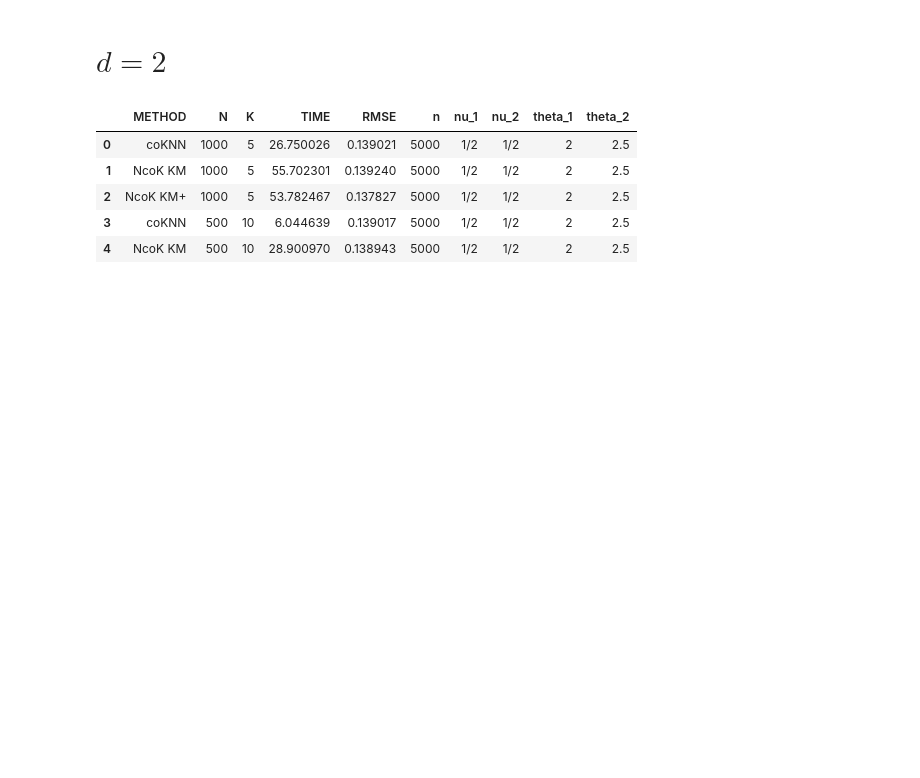
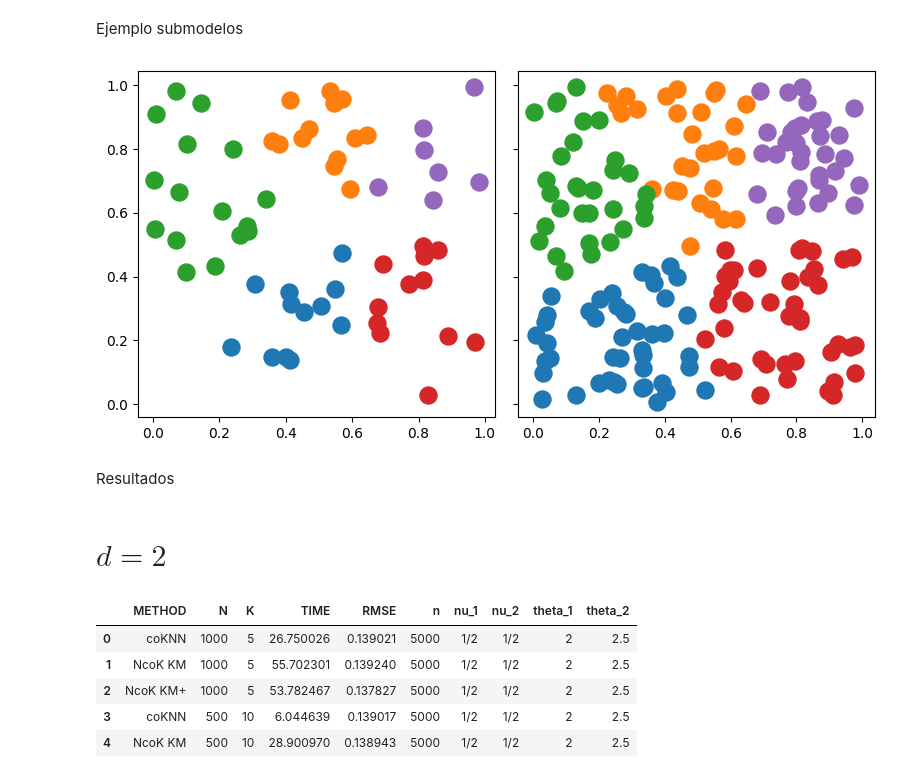
Before and after one commit to AlejandroVillazonG/NestedCoKriging, a Jupyter notebook: graficos.ipynb, the cells around one changed output. Drawn from its saved outputs; the diff is of its cells as text; code cells hidden in the pictures; blank space fills up the shorter version.

```diff
--- a/graficos.ipynb
+++ b/graficos.ipynb
@@ -3,3 +3,5 @@ import matplotlib.pyplot as plt
 import seaborn as sns
 
 import pandas as pd
+# %% [markdown]
+Ejemplo submodelos
@@ -6 +10,23 @@ import pandas as pd
+# %%
+n_1 = 60
+n_2 = 180
+
+X_1 = gen_observation_points(2, n_1, 1)
+X_2 = gen_observation_points(2, n_2, 1)
+
+K = 5
+
+A_1, A_2 = gen_As(X_1, X_2, K)
+
+fig, axs = plt.subplots(1,2,figsize=(8,4),sharey=True)
+
+for l, j in zip(A_1, A_2):
+    axs[0].scatter(X_1[l,0], X_1[l,1], s=150)
+    axs[1].scatter(X_2[j,0], X_2[j,1], s=150)
+fig.tight_layout()
+fig.savefig('ejemplo_submodelos.png', dpi=200)
+# %% [output]
+[figure, added]
+# %% [markdown]
+Resultados
 # %%
```
Also changed, not shown: parts of 15 cells of this notebook.
